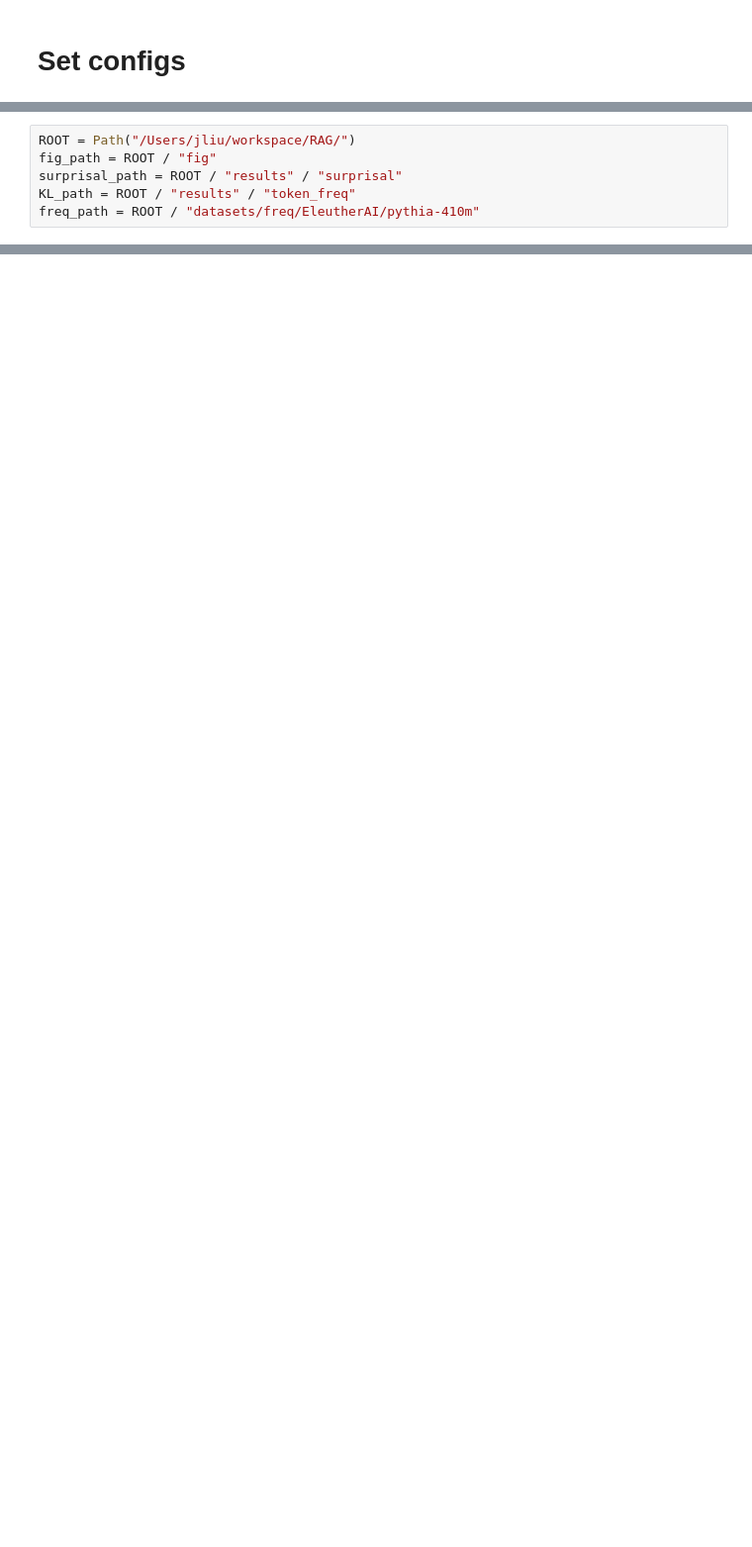
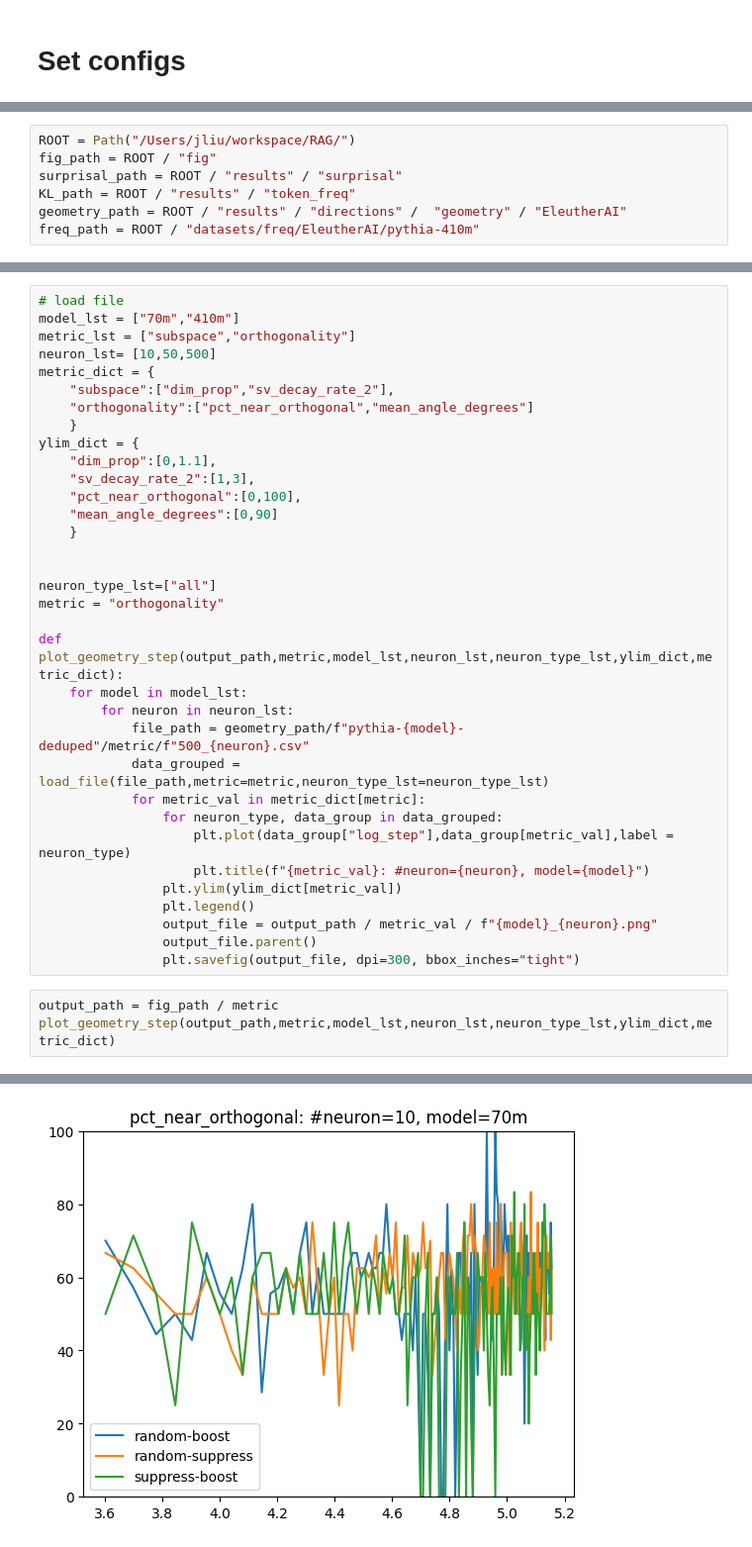
Before and after one commit to Jing-L97/target_neuron_ablation, a Jupyter notebook: src/scripts/plots/plot_surprisal.ipynb, the cells around one changed output, grey strips where cells are left out. Shown: that part at 99% size. Cells and saved outputs as stored; diff of their text form; blank space fills up the shorter version.

Commit message:
restructure figure plotting

```diff
--- a/src/scripts/plots/plot_surprisal.ipynb
+++ b/src/scripts/plots/plot_surprisal.ipynb
@@ -15,5 +26,6 @@ ROOT = Path("/Users/jliu/workspace/RAG/")
 fig_path = ROOT / "fig"
 surprisal_path = ROOT / "results" / "surprisal"
 KL_path = ROOT / "results" / "token_freq"
+geometry_path = ROOT / "results" / "directions" /  "geometry" / "EleutherAI"
 freq_path = ROOT / "datasets/freq/EleutherAI/pythia-410m"
 # %% [markdown]
@@ -191,0 +144,38 @@ def plot_all(
+# %%
+# load file
+model_lst = ["70m","410m"]
+metric_lst = ["subspace","orthogonality"]
+neuron_lst= [10,50,500]
+metric_dict = {
+    "subspace":["dim_prop","sv_decay_rate_2"],
+    "orthogonality":["pct_near_orthogonal","mean_angle_degrees"]
+    }
+ylim_dict = {
+    "dim_prop":[0,1.1],
+    "sv_decay_rate_2":[1,3],
+    "pct_near_orthogonal":[0,100],
+    "mean_angle_degrees":[0,90]
+    }
+
+
+neuron_type_lst=["all"]
+metric = "orthogonality"
+
+def plot_geometry_step(output_path,metric,model_lst,neuron_lst,neuron_type_lst,ylim_dict,metric_dict):
+    for model in model_lst:
+        for neuron in neuron_lst:
+            file_path = geometry_path/f"pythia-{model}-deduped"/metric/f"500_{neuron}.csv"
+            data_grouped = load_file(file_path,metric=metric,neuron_type_lst=neuron_type_lst)
+            for metric_val in metric_dict[metric]:
+                for neuron_type, data_group in data_grouped:
+                    plt.plot(data_group["log_step"],data_group[metric_val],label = neuron_type)
+                    plt.title(f"{metric_val}: #neuron={neuron}, model={model}")
+                plt.ylim(ylim_dict[metric_val])
+                plt.legend()
+                output_file = output_path / metric_val / f"{model}_{neuron}.png"
+                output_file.parent()
+                plt.savefig(output_file, dpi=300, bbox_inches="tight")
+# %%
+output_path = fig_path / metric
+plot_geometry_step(output_path,metric,model_lst,neuron_lst,neuron_type_lst,ylim_dict,metric_dict)
+# %% [output]
@@ -191,0 +183 @@ def plot_all(
+[figure, added]
```
Also changed, not shown: parts of 15 cells of this notebook, 5 other files.
